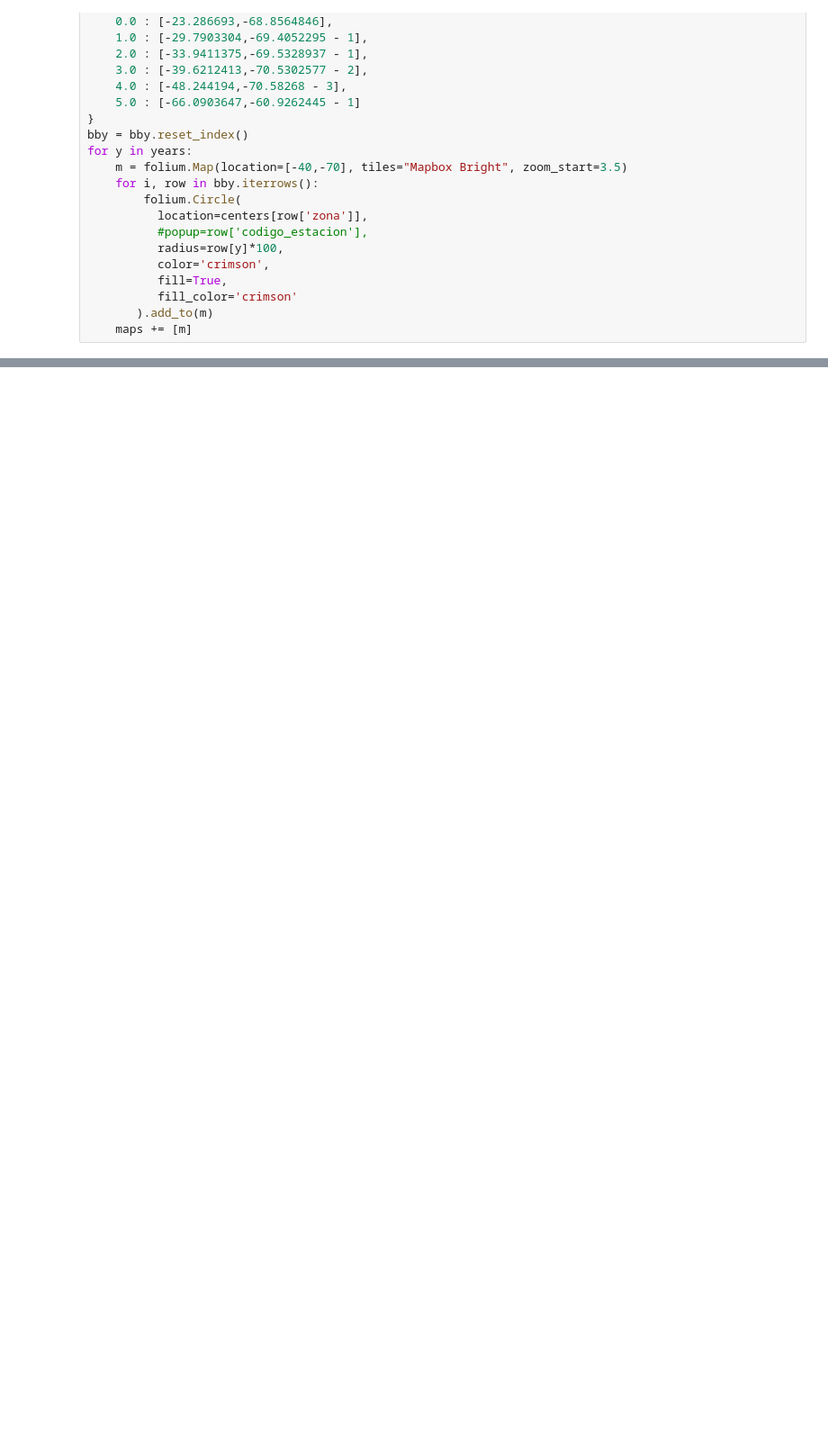
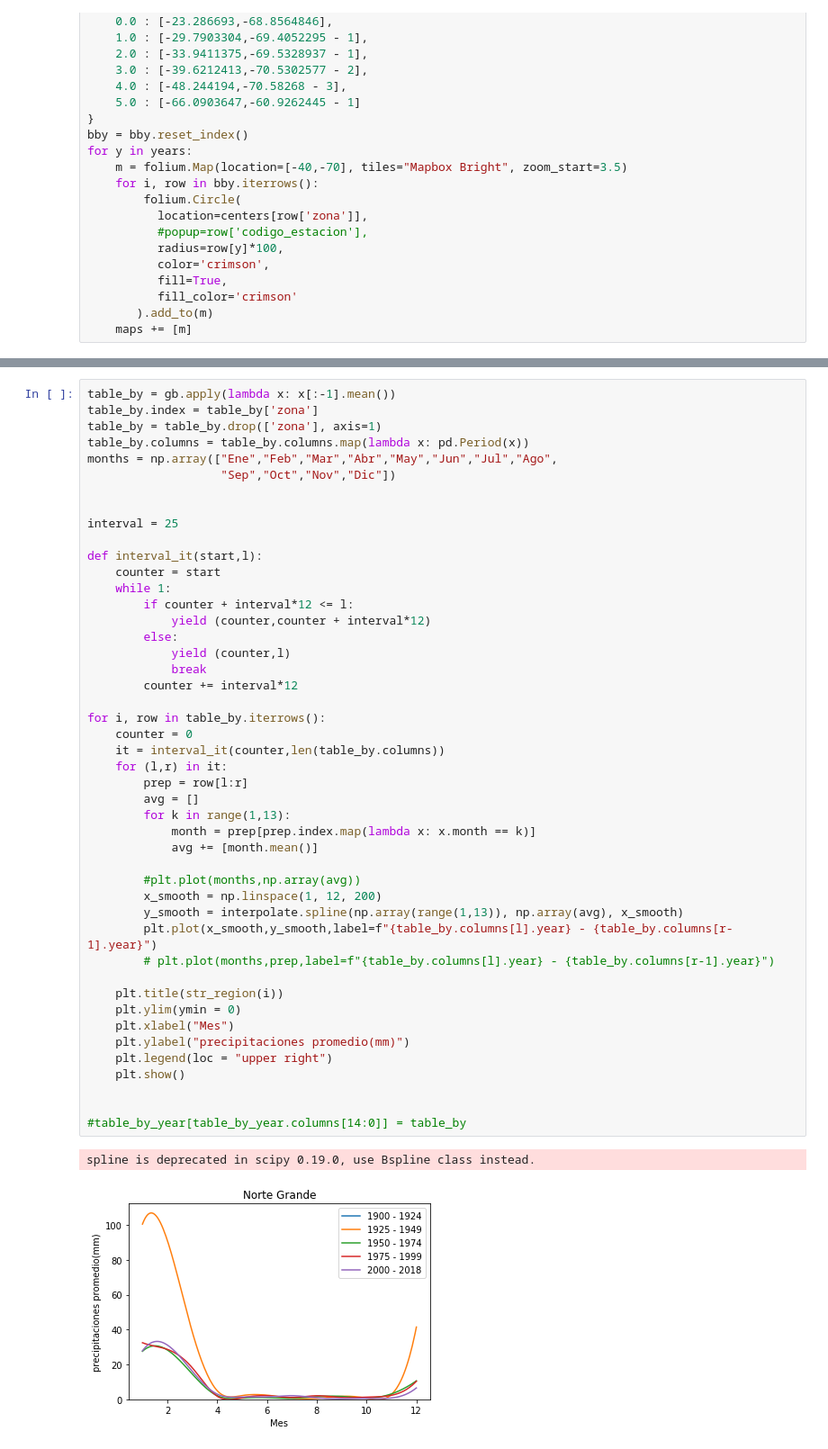
Before and after one commit to daaguirr/Proyecto_Visualiza, a Jupyter notebook: notebooks/notebook.ipynb, the cells around one changed output, grey strips where cells are left out. Shown at 90% size. Drawn from its saved outputs; the diff is of its cells as text; blank space fills up the shorter version.

Commit message:
maps per month

```diff
--- a/notebooks/notebook.ipynb
+++ b/notebooks/notebook.ipynb
@@ -198,3 +198,52 @@ maps[0]
 maps[-1]
 # %% [output]
 [interactive output not drawn]
+# %%
+table_by = gb.apply(lambda x: x[:-1].mean())
+table_by.index = table_by['zona']
+table_by = table_by.drop(['zona'], axis=1)
+table_by.columns = table_by.columns.map(lambda x: pd.Period(x))
+months = np.array(["Ene","Feb","Mar","Abr","May","Jun","Jul","Ago",
+                   "Sep","Oct","Nov","Dic"])
+
+
+interval = 25
+
+def interval_it(start,l):
+    counter = start
+    while 1:
+        if counter + interval*12 <= l:
+            yield (counter,counter + interval*12)
+        else:
+            yield (counter,l)
+            break
+        counter += interval*12
+
+for i, row in table_by.iterrows():
+    counter = 0
+    it = interval_it(counter,len(table_by.columns))
+    for (l,r) in it:
+        prep = row[l:r]
+        avg = []
+        for k in range(1,13):
+            month = prep[prep.index.map(lambda x: x.month == k)]
+            avg += [month.mean()]
+
+        #plt.plot(months,np.array(avg))
+        x_smooth = np.linspace(1, 12, 200)
+        y_smooth = interpolate.spline(np.array(range(1,13)), np.array(avg), x_smooth)
+        plt.plot(x_smooth,y_smooth,label=f"{table_by.columns[l].year} - {table_by.columns[r-1].year}")
+        # plt.plot(months,prep,label=f"{table_by.columns[l].year} - {table_by.columns[r-1].year}")
+
+    plt.title(str_region(i))
+    plt.ylim(ymin = 0)
+    plt.xlabel("Mes")
+    plt.ylabel("precipitaciones promedio(mm)")
+    plt.legend(loc = "upper right")
+    plt.show()
+
+
+#table_by_year[table_by_year.columns[14:0]] = table_by
+# %% [output]
+spline is deprecated in scipy 0.19.0, use Bspline class instead.
+[figure, added]
```
Also changed, not shown: parts of 2 cells of this notebook.
